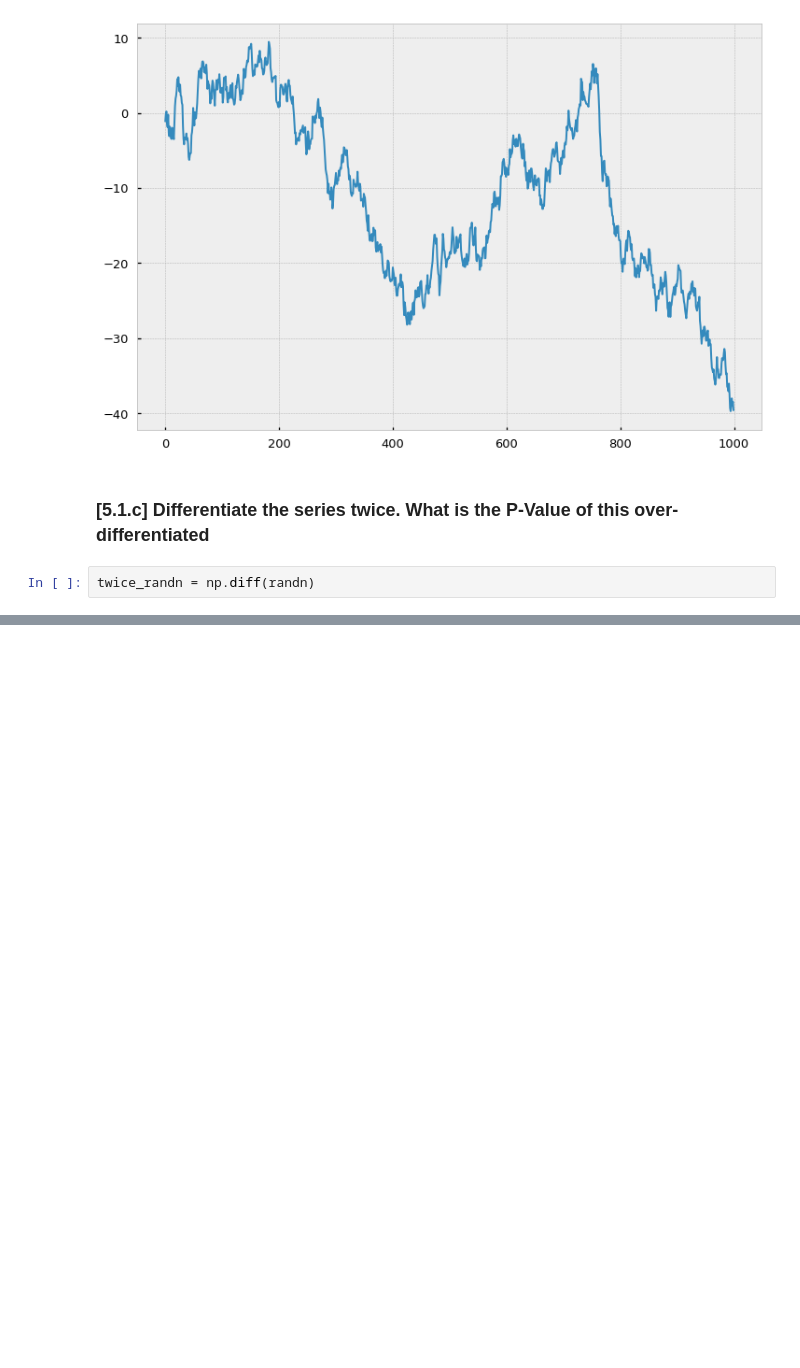
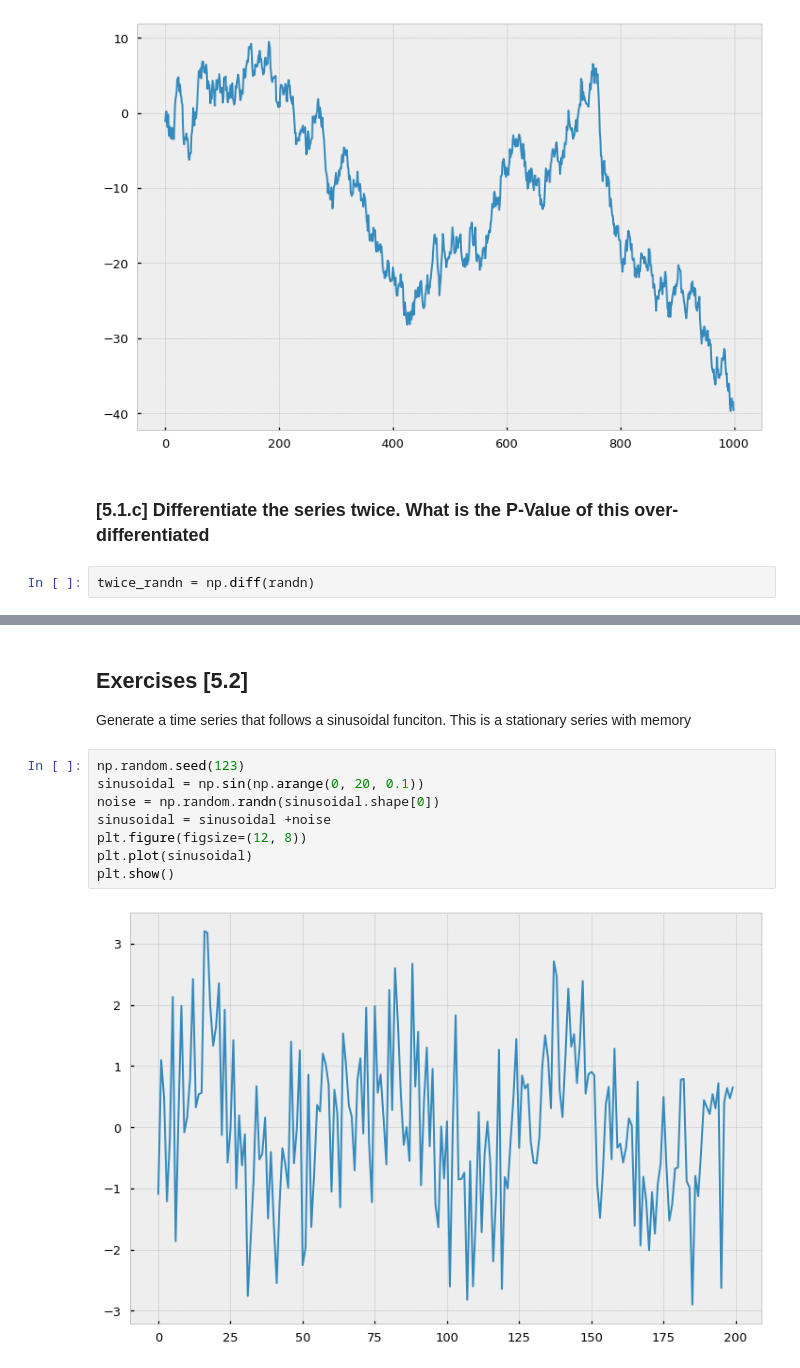
Before and after one commit to Dynami/Adv_Fin_ML_Exercises, a Jupyter notebook: notebooks/FractionallyDifferentiatedFeatures.ipynb, the cells around one changed output, grey strips where cells are left out. Saved outputs shown, nothing was run; the diff lists cells and outputs as text; blank space fills up the shorter version.

```diff
--- a/notebooks/FractionallyDifferentiatedFeatures.ipynb
+++ b/notebooks/FractionallyDifferentiatedFeatures.ipynb
@@ -729 +732,14 @@ plot_autocorr(bar_types=['Normal', 'Cumulative', 'Twice'], bar_returns=[randn, c
 [figure]
+# %% [markdown]
+## Exercises [5.2]
+Generate a time series that follows a sinusoidal funciton. This is a stationary series with memory
+# %%
+np.random.seed(123)
+sinusoidal = np.sin(np.arange(0, 20, 0.1))
+noise = np.random.randn(sinusoidal.shape[0])
+sinusoidal = sinusoidal +noise
+plt.figure(figsize=(12, 8))
+plt.plot(sinusoidal)
+plt.show()
+# %% [output]
+[figure, added]
```
Also changed, not shown: parts of 7 cells of this notebook.
